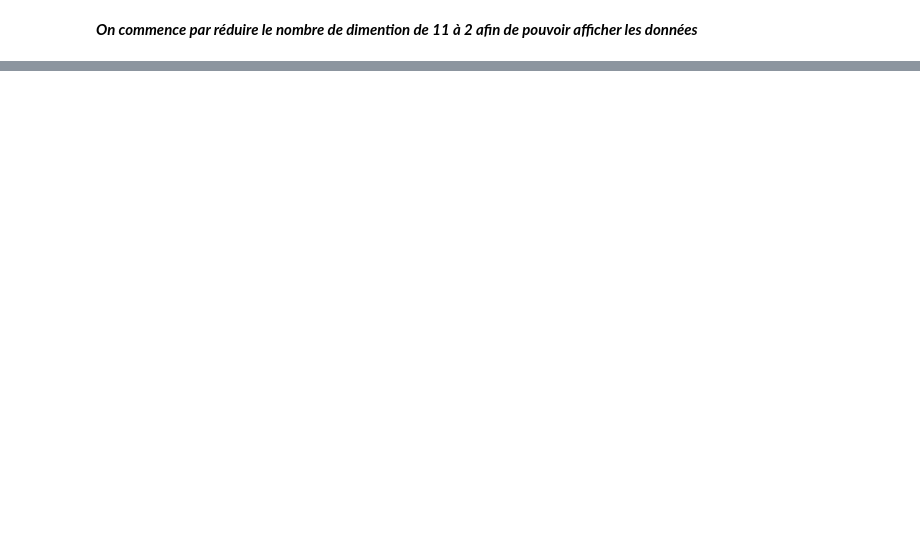
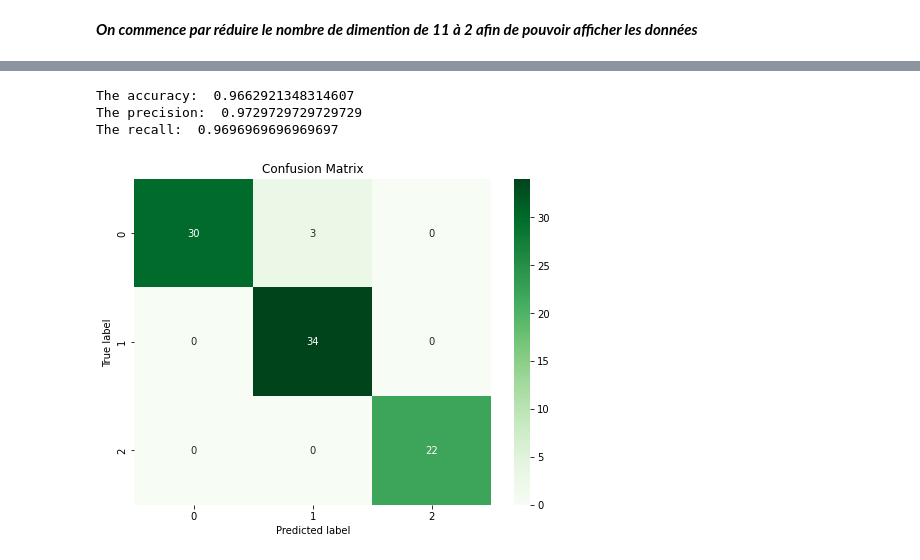
Before and after one commit to adchejjari/machine-l, a Jupyter notebook: lda.ipynb, the cells around one changed output, grey strips where cells are left out. Saved outputs shown, nothing was run; the diff lists cells and outputs as text; code cells hidden in the pictures; blank space fills up the shorter version.

```diff
--- a/lda.ipynb
+++ b/lda.ipynb
@@ -369,0 +278,13 @@ print(accuracy_score(y_test, predict(X_test)))
+# %%
+# Illustrons notre modèle sur le dataset wine de sklearn.datasets
+
+wine = datasets.load_wine()
+X = wine.data
+y = wine.target
+
+illustrate_result(X,y)
+# %% [output]
+The accuracy:  0.9662921348314607
+The precision:  0.9729729729729729
+The recall:  0.9696969696969697
+[figure, added]
```
Also changed, not shown: parts of 25 cells of this notebook.
